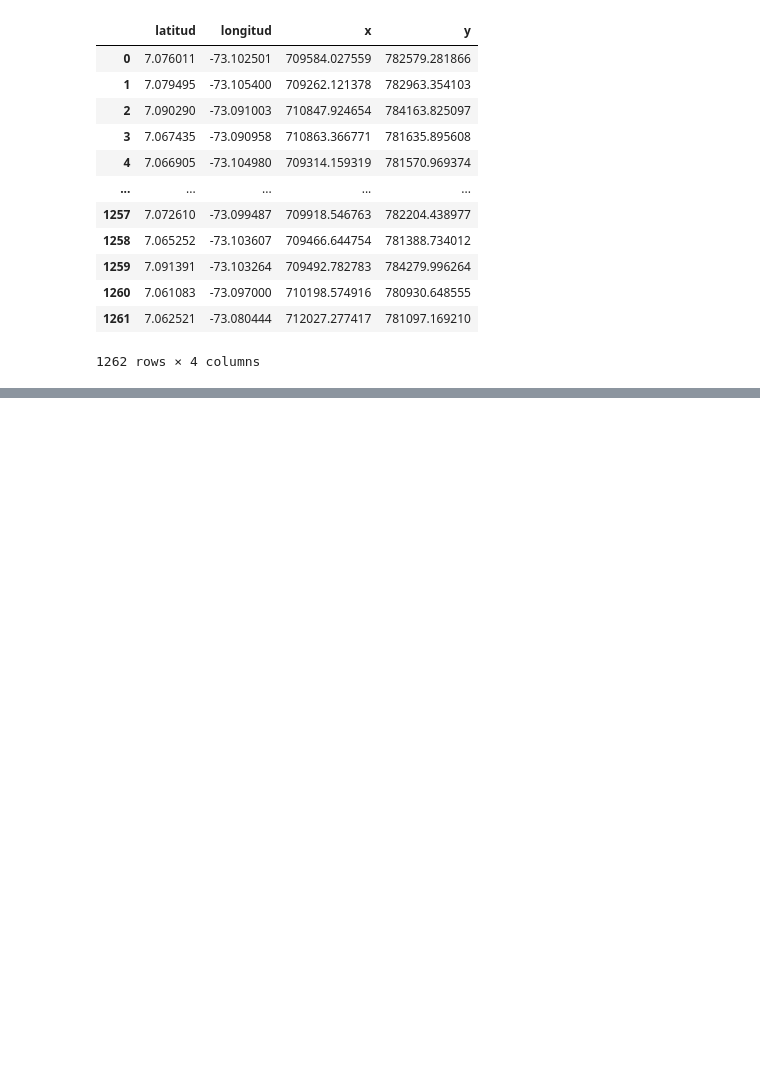
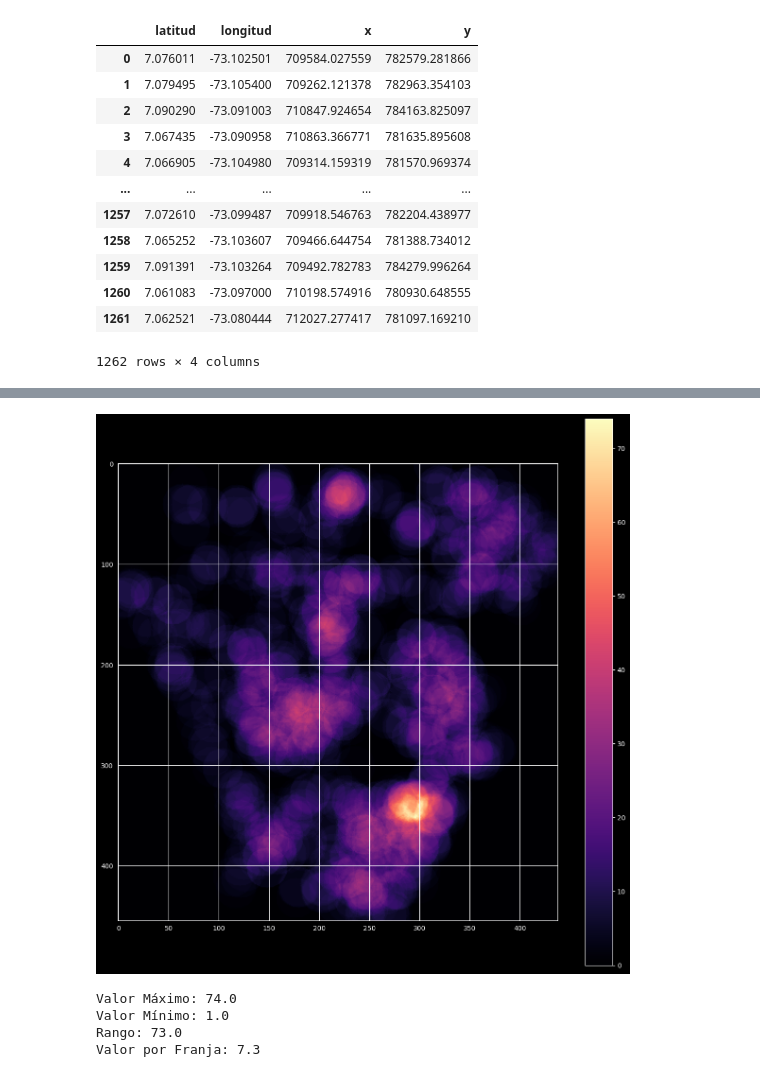
Before and after one commit to Baguettou/cd-Pedro-Palencia-2023, a Jupyter notebook: Proyecto2_KDE.ipynb, the cells around one changed output, grey strips where cells are left out. Saved outputs shown, nothing was run; the diff lists cells and outputs as text; code cells hidden in the pictures; blank space fills up the shorter version.

```diff
--- a/Proyecto2_KDE.ipynb
+++ b/Proyecto2_KDE.ipynb
@@ -221,0 +253,65 @@ plt.show()
+# %%
+#Método calcular distancia entre dos puntos
+def distancia(x1,y1,x2,y2):
+  return math.sqrt((x2-x1)**2 + (y2-y1)**2)
+
+#Para hacer que el tamaño y difuminado de la matriz sea modular entonces creamos la variable de radio_circulo
+radio_circulo = 200
+n_resolucion = math.ceil(radio_circulo/resolucion)
+
+#Creamos una segunda matriz que servira como copia a la anterior
+matriz_densidad = np.zeros((dim_Y,dim_X))
+# %%
+matriz_ceros = matriz
+
+#Difuminado de matriz
+for i in range(dim_Y):
+    Y_inicial, Y_final = np.clip([i - n_resolucion, i + n_resolucion], 0, dim_Y - 1)
+    for j in range(dim_X):
+        X_inicial, X_final = np.clip([j - n_resolucion, j + n_resolucion], 0, dim_X - 1)
+        suma = 0
+        for k in range(Y_inicial, Y_final + 1):
+            for l in range(X_inicial, X_final + 1):
+                d_centro = distancia(i, j, k, l)
+                if (d_centro <= n_resolucion):
+                    suma += matriz_ceros[l][k]
+
+        matriz_densidad[i][j] = suma
+# %%
+# Configurar el estilo de matplotlib
+plt.style.use('dark_background')
+
+# Visualización de puntos
+plt.figure(figsize=(15, 15))
+p = plt.imshow(matriz_densidad, cmap='magma')  # Choose an appropriate colormap if needed
+plt.colorbar()  # Add colorbar for reference
+plt.show()
+# %% [output]
+[figure, added]
+# %%
+import numpy as np
+
+# Encontrar el valor máximo y mínimo excluyendo 0
+valores_no_cero = matriz_densidad[matriz_densidad != 0]
+max_valor = np.max(valores_no_cero)
+min_valor = np.min(valores_no_cero)
+
+# Calcular el rango
+rango = max_valor - min_valor
+
+# Definir la cantidad de franjas
+cantidad_franjas = 10
+
+# Calcular el valor que equivale a 1 franja
+valor_por_franja = rango / cantidad_franjas
+
+# Mostrar los resultados
+print("Valor Máximo:", max_valor)
+print("Valor Mínimo:", min_valor)
+print("Rango:", rango)
+print("Valor por Franja:", valor_por_franja)
+# %% [output]
+Valor Máximo: 74.0
+Valor Mínimo: 1.0
+Rango: 73.0
+Valor por Franja: 7.3
```
Also changed, not shown: parts of 15 cells of this notebook.
